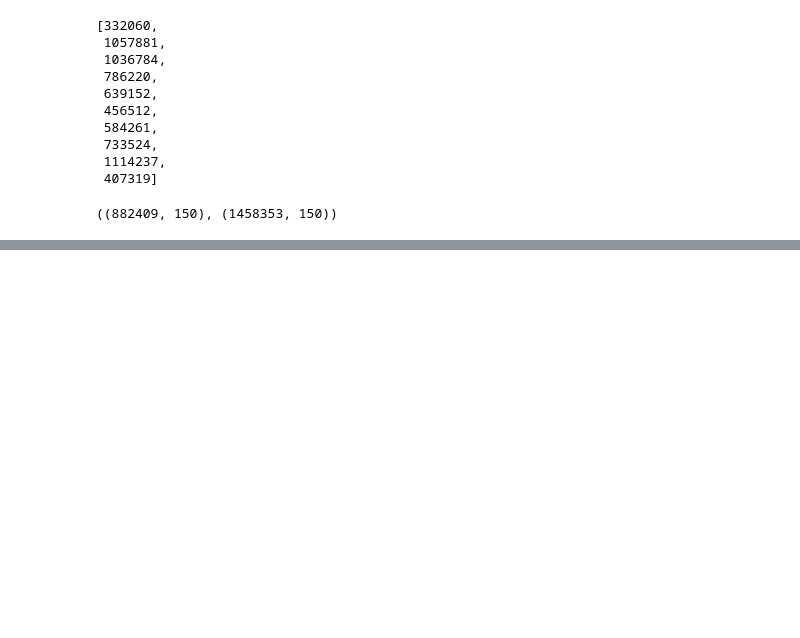
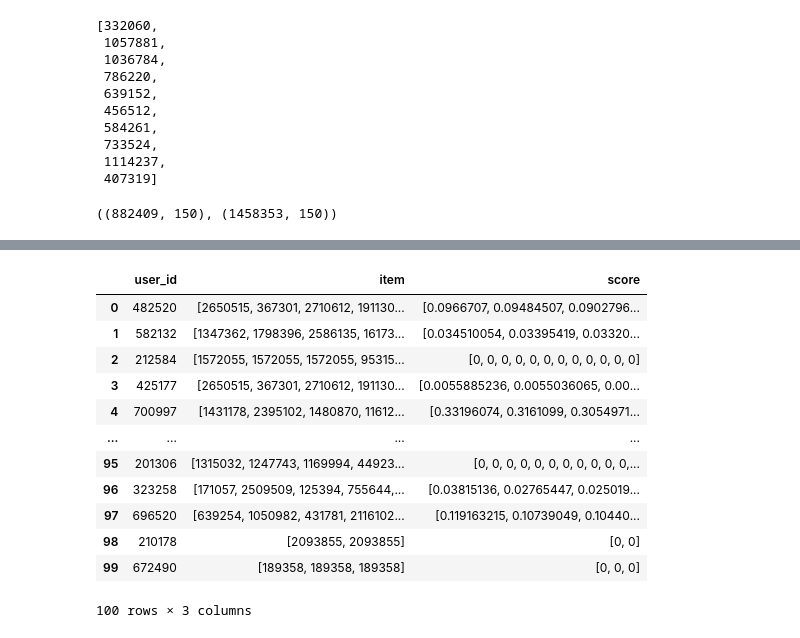
Before and after one commit to Dmitri00/hh_ru_recsys_2024, a Jupyter notebook: hh_recsys_eda.ipynb, the cells around one changed output, grey strips where cells are left out. Cells and saved outputs as stored; diff of their text form; code cells hidden in the pictures; blank space fills up the shorter version.

```diff
--- a/hh_recsys_eda.ipynb
+++ b/hh_recsys_eda.ipynb
@@ -536,0 +536,16 @@ predictions['user_id vacancy_id'.split()].rename({'vacancy_id':'predictions'},ax
+# %%
+test_predictions
+# %% [output]
+|  | user_id | item | score |
+| 0 | 482520 | [2650515, 367301, 2710612, 191130... | [0.0966707, 0.09484507, 0.0902796... |
+| 1 | 582132 | [1347362, 1798396, 2586135, 16173... | [0.034510054, 0.03395419, 0.03320... |
+| 2 | 212584 | [1572055, 1572055, 1572055, 95315... | [0, 0, 0, 0, 0, 0, 0, 0, 0, 0, 0, 0] |
+| 3 | 425177 | [2650515, 367301, 2710612, 191130... | [0.0055885236, 0.0055036065, 0.00... |
+| 4 | 700997 | [1431178, 2395102, 1480870, 11612... | [0.33196074, 0.3161099, 0.3054971... |
+| ... | ... | ... | ... |
+| 95 | 201306 | [1315032, 1247743, 1169994, 44923... | [0, 0, 0, 0, 0, 0, 0, 0, 0, 0, 0,... |
+| 96 | 323258 | [171057, 2509509, 125394, 755644,... | [0.03815136, 0.02765447, 0.025019... |
+| 97 | 696520 | [639254, 1050982, 431781, 2116102... | [0.119163215, 0.10739049, 0.10440... |
+| 98 | 210178 | [2093855, 2093855] | [0, 0] |
+| 99 | 672490 | [189358, 189358, 189358] | [0, 0, 0] |
+100 rows × 3 columns
```
Also changed, not shown: parts of 31 cells of this notebook.
